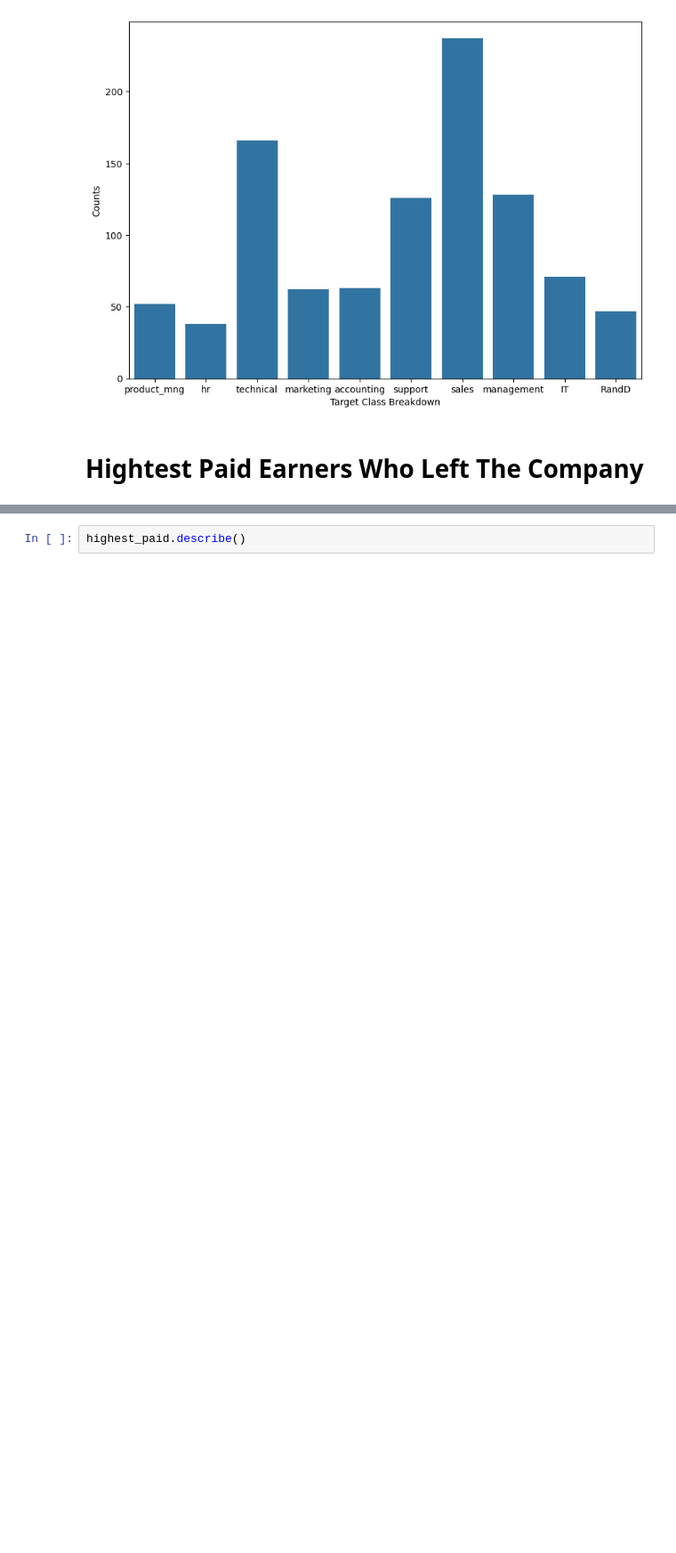
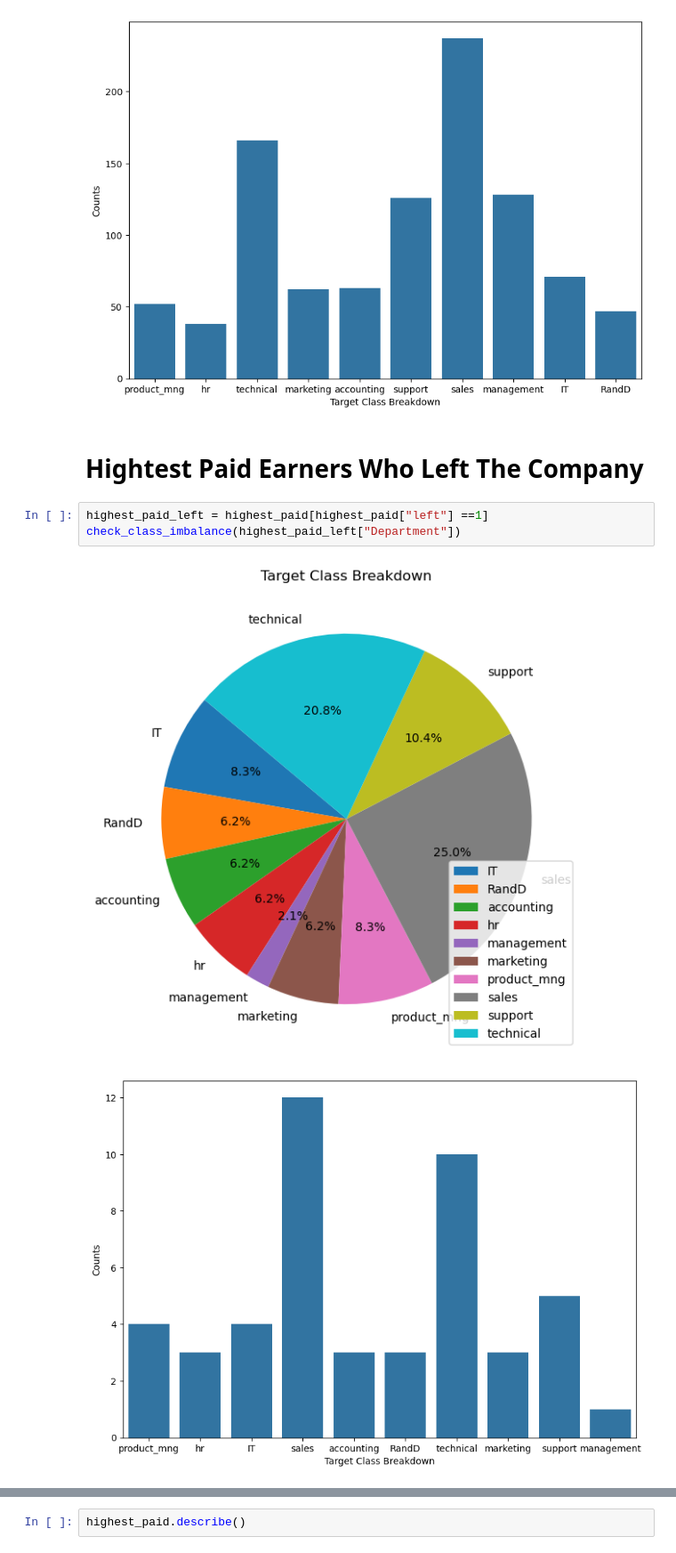
Before and after one commit to MaukanMir/HR-Capstone-Analysis, a Jupyter notebook: training.ipynb, the cells around one changed output, grey strips where cells are left out. Shown at 89% size. Drawn from its saved outputs; the diff is of its cells as text; blank space fills up the shorter version.

```diff
--- a/training.ipynb
+++ b/training.ipynb
@@ -234,3 +280,9 @@ check_class_imbalance(highest_paid["Department"])
 [figure]
 # %% [markdown]
 # Hightest Paid Earners Who Left The Company
+# %%
+highest_paid_left = highest_paid[highest_paid["left"] ==1]
+check_class_imbalance(highest_paid_left["Department"])
+# %% [output]
+[figure, added]
+[figure, added]
```
Also changed, not shown: parts of 11 cells of this notebook.
